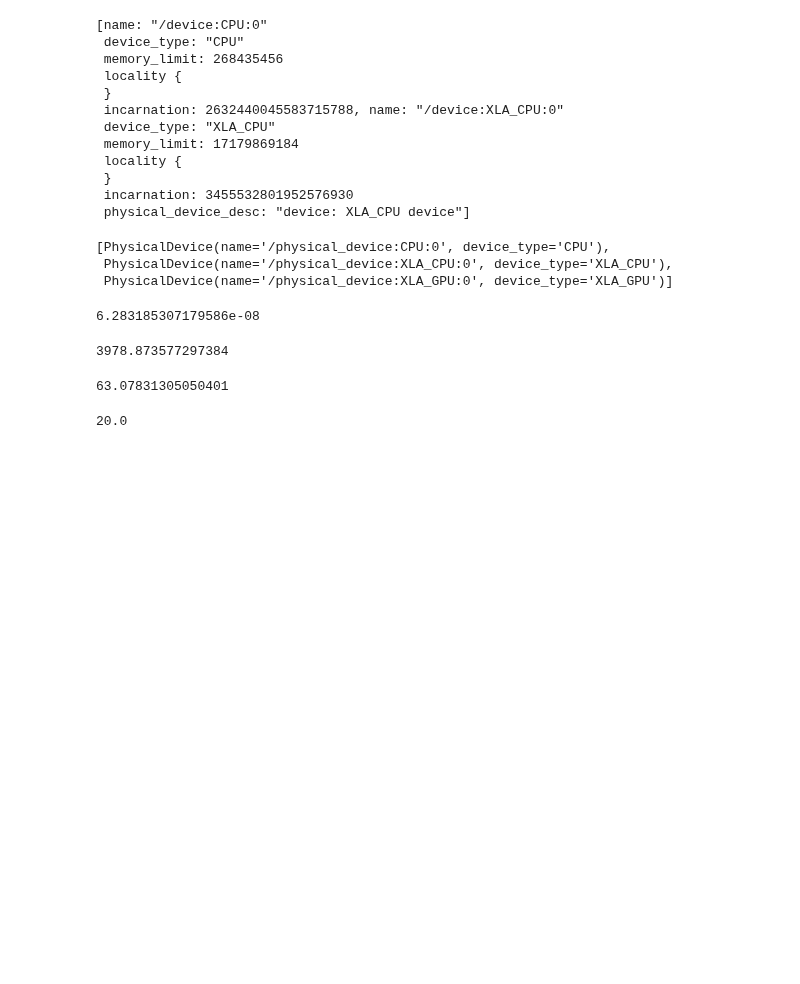
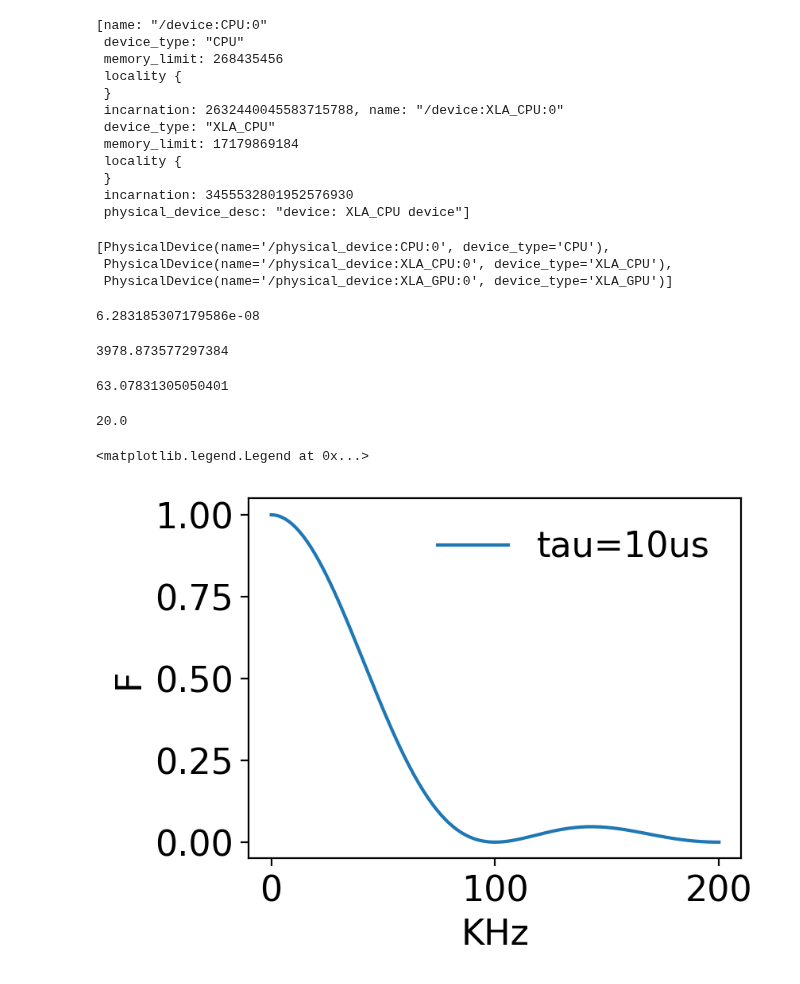
Before and after one commit to alec-eickbusch/ECD_control, a Jupyter notebook: examples/cat_creation.ipynb, the cells around one changed output. Cells and saved outputs as stored; diff of their text form; code cells hidden in the pictures; blank space fills up the shorter version.

```diff
--- a/examples/cat_creation.ipynb
+++ b/examples/cat_creation.ipynb
@@ -186,0 +220,15 @@ np.sqrt(400.0)
+# %%
+fs_MHz = np.linspace(0,0.2,201)
+omegas_MRadps = 2*np.pi*fs_MHz
+tau_us = 10
+argument = omegas_MRadps*tau_us/2/np.pi
+y = np.sinc(argument)**2
+# %%
+plt.figure(figsize=(4,3),dpi=200)
+plt.plot(fs_MHz*1e3, y, label='tau=10us')
+plt.xlabel('KHz')
+plt.ylabel('F')
+plt.legend(frameon=False)
+# %% [output]
+<matplotlib.legend.Legend at 0x...>
+[figure, added]
```
Also changed, not shown: parts of 15 cells of this notebook, 11 other files.
